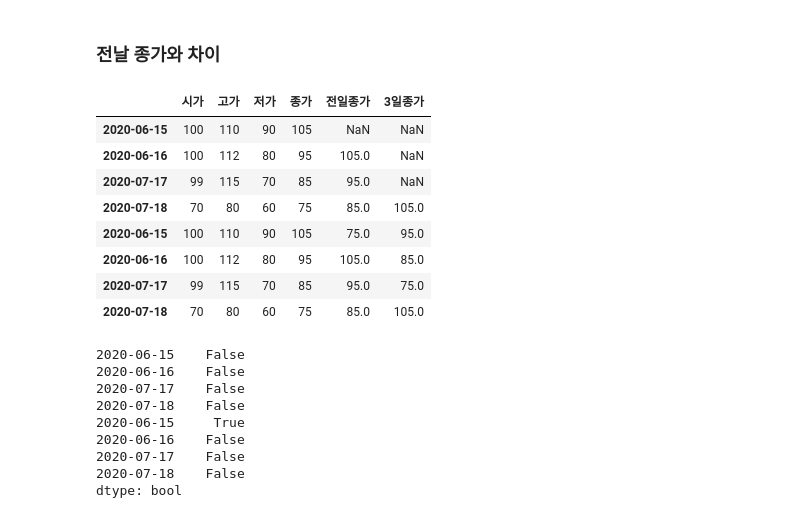
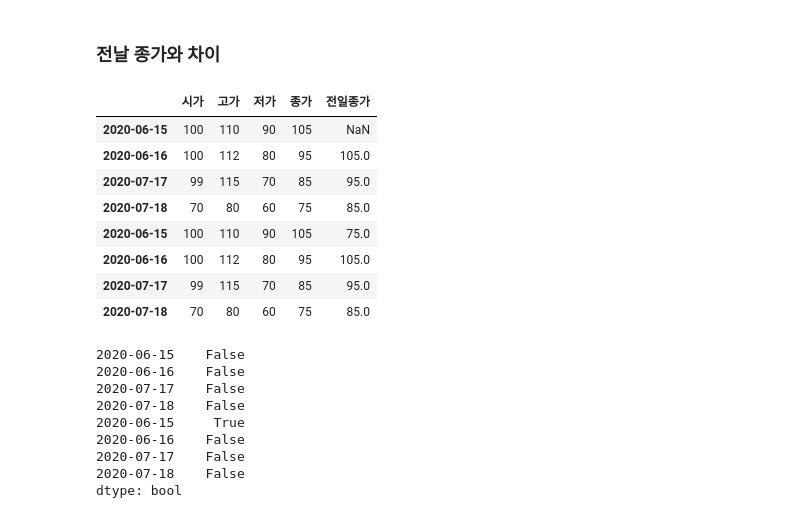
Before and after one commit to jwyzfe/study_pandas, a Jupyter notebook: codes/16.DataFrame_shifts.ipynb, the cells around one changed output. Drawn from its saved outputs; the diff is of its cells as text; code cells hidden in the pictures.

```diff
--- a/codes/16.DataFrame_shifts.ipynb
+++ b/codes/16.DataFrame_shifts.ipynb
@@ -28,19 +28,19 @@ DatetimeIndex(['2020-06-15', '2020-06-16', '2020-07-17', '2020-07-18',
 # %% [markdown]
 ### 전날 종가와 차이
 # %%
-#df_first['전일종가']= df_first['종가'].shift(periods=1)
-df_first['3일종가'] = df_first['종가'].shift(periods=3)
+df_first['전일종가']= df_first['종가'].shift(periods=1)
+#df_first['3일종가'] = df_first['종가'].shift(periods=3)
 df_first
 # %% [output]
-|  | 시가 | 고가 | 저가 | 종가 | 전일종가 | 3일종가 |
-| 2020-06-15 | 100 | 110 | 90 | 105 | NaN | NaN |
-| 2020-06-16 | 100 | 112 | 80 | 95 | 105.0 | NaN |
-| 2020-07-17 | 99 | 115 | 70 | 85 | 95.0 | NaN |
-| 2020-07-18 | 70 | 80 | 60 | 75 | 85.0 | 105.0 |
-| 2020-06-15 | 100 | 110 | 90 | 105 | 75.0 | 95.0 |
-| 2020-06-16 | 100 | 112 | 80 | 95 | 105.0 | 85.0 |
-| 2020-07-17 | 99 | 115 | 70 | 85 | 95.0 | 75.0 |
-| 2020-07-18 | 70 | 80 | 60 | 75 | 85.0 | 105.0 |
+|  | 시가 | 고가 | 저가 | 종가 | 전일종가 |
+| 2020-06-15 | 100 | 110 | 90 | 105 | NaN |
+| 2020-06-16 | 100 | 112 | 80 | 95 | 105.0 |
+| 2020-07-17 | 99 | 115 | 70 | 85 | 95.0 |
+| 2020-07-18 | 70 | 80 | 60 | 75 | 85.0 |
+| 2020-06-15 | 100 | 110 | 90 | 105 | 75.0 |
+| 2020-06-16 | 100 | 112 | 80 | 95 | 105.0 |
+| 2020-07-17 | 99 | 115 | 70 | 85 | 95.0 |
+| 2020-07-18 | 70 | 80 | 60 | 75 | 85.0 |
 # %%
 conditions = df_first['종가'] > df_first['전일종가']
 conditions
```
Also changed, not shown: parts of 26 cells of this notebook, 10 other files.
